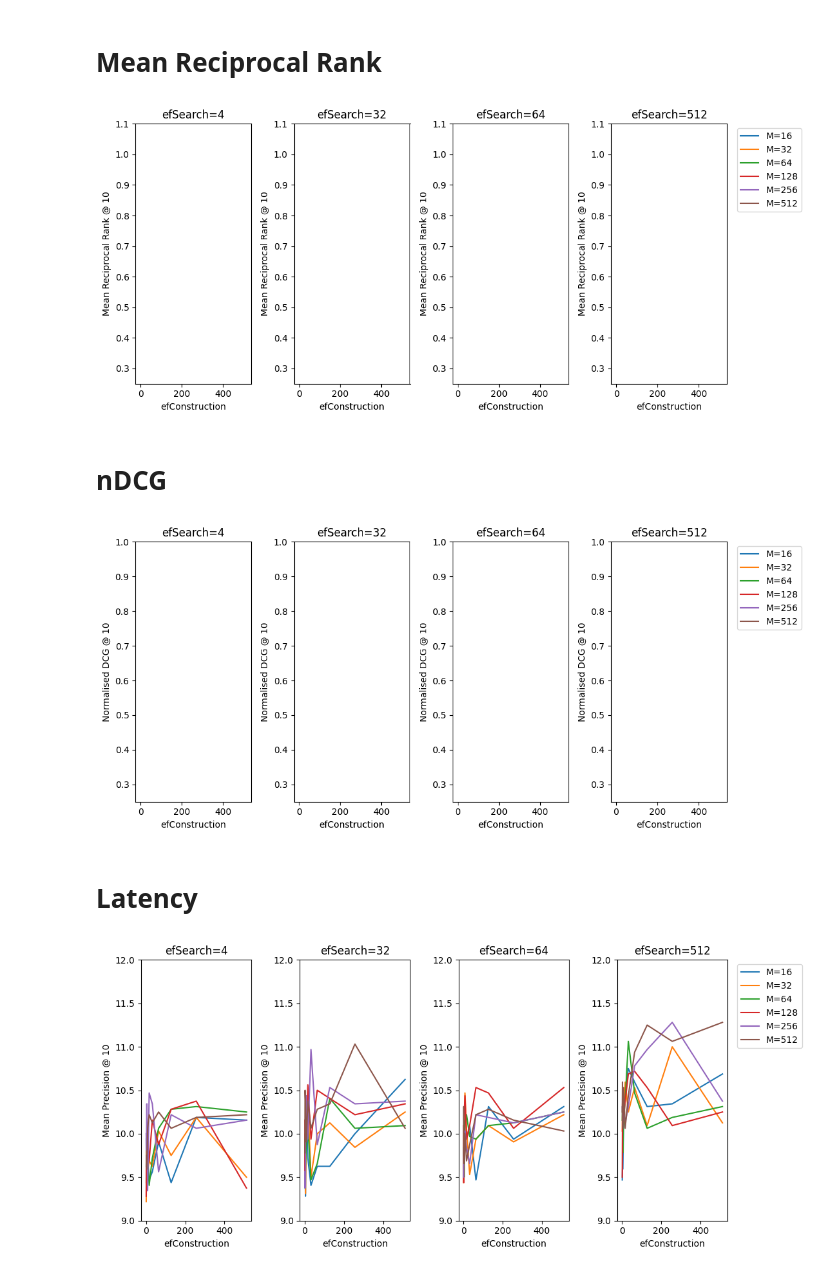
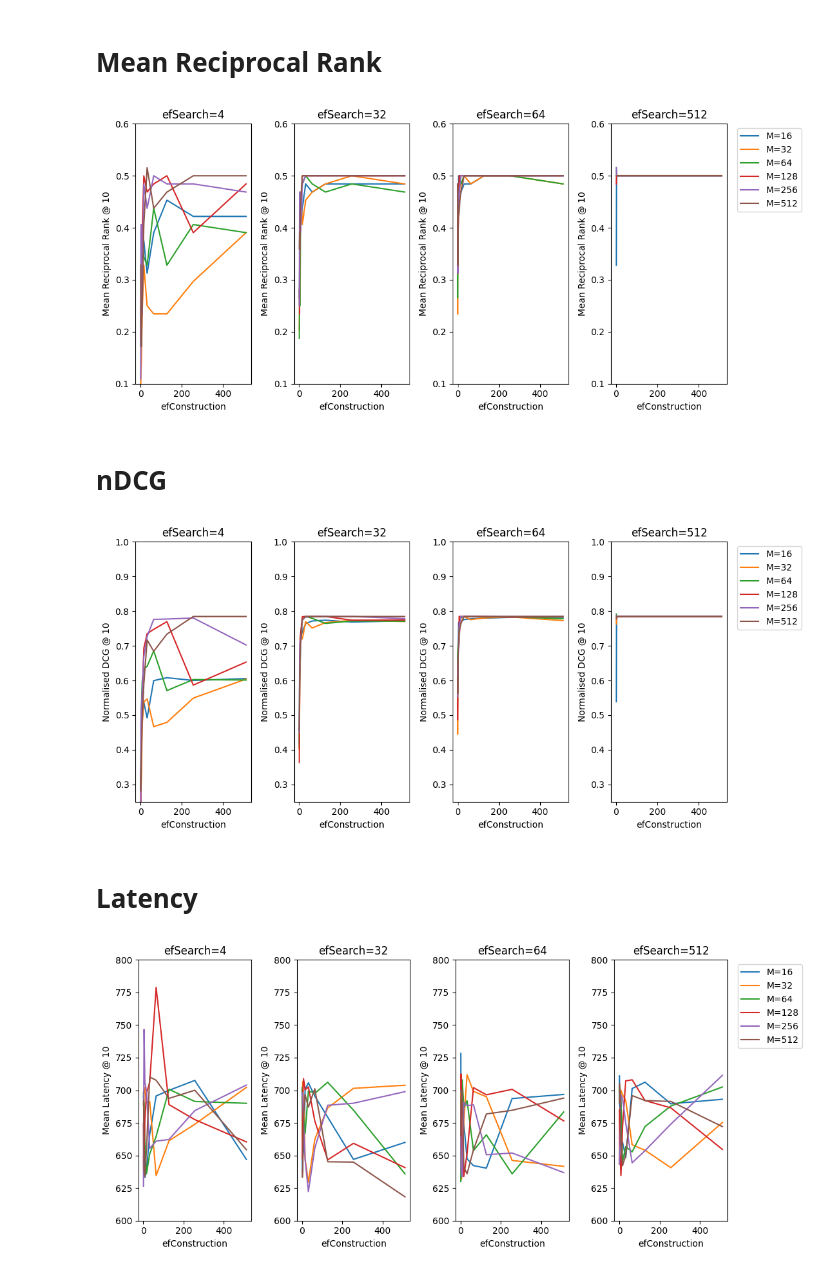
Before and after one commit to jinruiiii/sc4020-project-1, a Jupyter notebook: scripts/airline_hnsw_analysis.ipynb, the cells around one changed output. Saved outputs shown, nothing was run; the diff lists cells and outputs as text; code cells hidden in the pictures.

Commit message:
add airline hnsw analysis

```diff
--- a/scripts/airline_hnsw_analysis.ipynb
+++ b/scripts/airline_hnsw_analysis.ipynb
@@ -23,6 +25,6 @@ gt_path
 # %%
 ### Parent file var
-parent_file = "2024-09-16_06-03-58"
+parent_file = "2024-09-23_07-33-03"
 # %% [markdown]
 ### Generate Data DF
 # %%
@@ -50,20 +52,20 @@ df_mp = pd.DataFrame({
 for x in hnsw_m:
     for y in hnsw_construct:
         for z in hnsw_search:
-            path = get_hnsw_path("airline_reviews", parent_file, x, y, z)
+            path = get_hnsw_path("airline_reviews", parent_file, x, y, z, algo_type="hnsw")
             df_mp.loc[len(df_mp)] = [
                 x, y, z,
-                get_mean_precision_k(gt_path, [path], 1, 10)[0],
-                get_mean_precision_k(gt_path, [path], 3, 10)[0],
-                get_mean_precision_k(gt_path, [path], 5, 10)[0],
-                get_mean_precision_k(gt_path, [path], 10, 10)[0],
-                get_mean_reciprocal_rank(gt_path, [path], 1)[0],
-                get_mean_reciprocal_rank(gt_path, [path], 3)[0],
-                get_mean_reciprocal_rank(gt_path, [path], 5)[0],
-                get_mean_reciprocal_rank(gt_path, [path], 10)[0],
-                get_mean_ndcg_k(gt_path, [path], 1)[0],
-                get_mean_ndcg_k(gt_path, [path], 3)[0],
-                get_mean_ndcg_k(gt_path, [path], 5)[0],
-                get_mean_ndcg_k(gt_path, [path], 10)[0],
+                get_mean_precision_k(gt_path, [path], 1, 10, review_header="ReviewBody")[0],
+                get_mean_precision_k(gt_path, [path], 3, 10, review_header="ReviewBody")[0],
+                get_mean_precision_k(gt_path, [path], 5, 10, review_header="ReviewBody")[0],
+                get_mean_precision_k(gt_path, [path], 10, 10, review_header="ReviewBody")[0],
+                get_mean_reciprocal_rank(gt_path, [path], 1, review_header="ReviewBody")[0],
+                get_mean_reciprocal_rank(gt_path, [path], 3, review_header="ReviewBody")[0],
+                get_mean_reciprocal_rank(gt_path, [path], 5, review_header="ReviewBody")[0],
+                get_mean_reciprocal_rank(gt_path, [path], 10, review_header="ReviewBody")[0],
+                get_mean_ndcg_k(gt_path, [path], 1, review_header="ReviewBody")[0],
+                get_mean_ndcg_k(gt_path, [path], 3, review_header="ReviewBody")[0],
+                get_mean_ndcg_k(gt_path, [path], 5, review_header="ReviewBody")[0],
+                get_mean_ndcg_k(gt_path, [path], 10, review_header="ReviewBody")[0],
                 get_mean_latency([path])[0]
             ]
@@ -208,7 +228,7 @@ for m_val in hnsw_m:
 for a in ax:
     a.set_xlabel("efConstruction")
     a.set_ylabel("Mean Reciprocal Rank @ 10")
-    a.set_ylim(0.25, 1.1)
+    a.set_ylim(0.1, 0.6)
 
 ax[0].set_title("efSearch=4")
 ax[1].set_title("efSearch=32")
@@ -220,7 +240,7 @@ plt.tight_layout()
 plt.legend(bbox_to_anchor=(1.05, 1), loc="upper left")
 plt.show()
 # %% [output]
-[figure, old version]
+[figure, new version]
 # %% [markdown]
 # nDCG
 # %%
@@ -257,7 +277,7 @@ plt.tight_layout()
 plt.legend(bbox_to_anchor=(1.05, 1), loc="upper left")
 plt.show()
 # %% [output]
-[figure, old version]
+[figure, new version]
 # %% [markdown]
 # Latency
 # %%
@@ -266,32 +286,32 @@ fig, ax = plt.subplots(1, 4, figsize=(10, 5))
 for m_val in hnsw_m:
     subset = df_mp[(df_mp.m == m_val) & (df_mp.efSearch == 4)]
     ax[0].plot(subset['efConstruction'], subset['latency'], label=f"M={m_val}")
 
 for m_val in hnsw_m:
     subset = df_mp[(df_mp.m == m_val) & (df_mp.efSearch == 32)]
     ax[1].plot(subset['efConstruction'], subset['latency'], label=f"M={m_val}")
 
 for m_val in hnsw_m:
     subset = df_mp[(df_mp.m == m_val) & (df_mp.efSearch == 64)]
     ax[2].plot(subset['efConstruction'], subset['latency'], label=f"M={m_val}")
 
 for m_val in hnsw_m:
     subset = df_mp[(df_mp.m == m_val) & (df_mp.efSearch == 512)]
     ax[3].plot(subset['efConstruction'], subset['latency'], label=f"M={m_val}")
 
 for a in ax:
     a.set_xlabel("efConstruction")
     a.set_ylabel("Mean Latency @ 10")
-    a.set_ylim(9, 12)
+    a.set_ylim(600, 800)
 
 ax[0].set_title("efSearch=4")
 ax[1].set_title("efSearch=32")
 ax[2].set_title("efSearch=64")
 ax[3].set_title("efSearch=512")
 
 plt.tight_layout()
 
 plt.legend(bbox_to_anchor=(1.05, 1), loc="upper left")
 plt.show()
 # %% [output]
-[figure, old version]
+[figure, new version]
```
Also changed, not shown: parts of 8 cells of this notebook, 3 other files.
